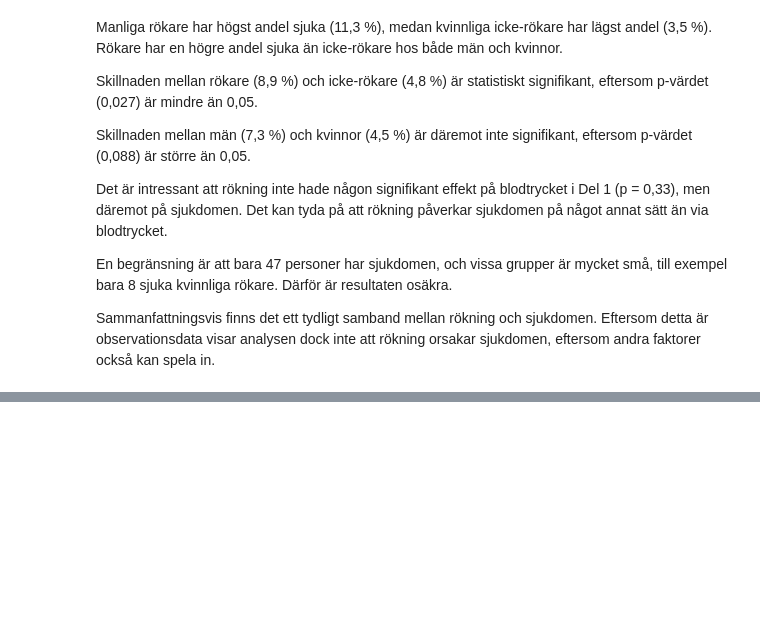
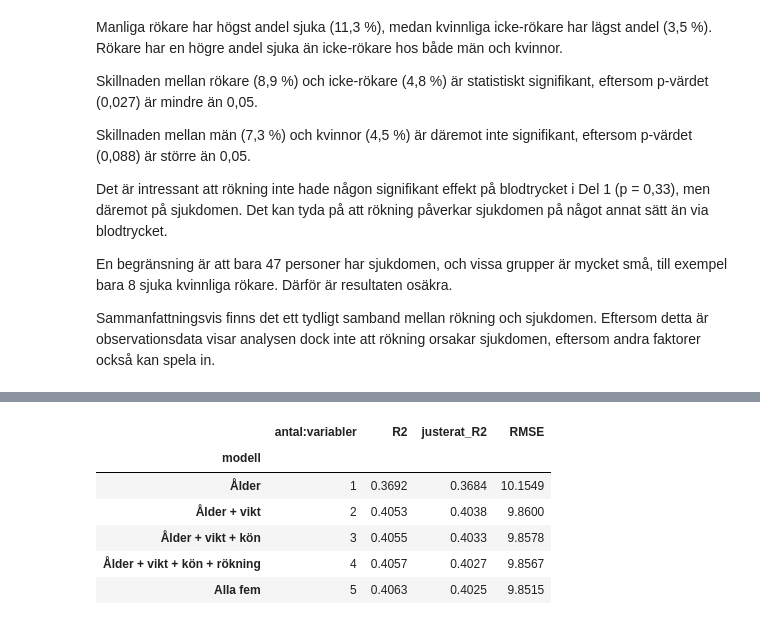
Before and after one commit to roshima-fernando/halsostudie---examuppgift, a Jupyter notebook: health_study.ipynb, the cells around one changed output, grey strips where cells are left out. Drawn from its saved outputs; the diff is of its cells as text; code cells hidden in the pictures; blank space fills up the shorter version.

```diff
--- a/health_study.ipynb
+++ b/health_study.ipynb
@@ -547,0 +580,20 @@ Sammanfattningsvis finns det ett tydligt samband mellan rökning och sjukdomen.
+# %%
+# Jämför modeller med olika många variabler
+models = {
+    "Ålder" : ["age"],
+    "Ålder + vikt" : ["age", "weight"],
+    "Ålder + vikt + kön" : ["age", "weight", "male"],
+    "Ålder + vikt + kön + rökning" : ["age", "weight", "male","smoker_yes"],
+    "Alla fem" : ["age", "weight", "male","smoker_yes","cholesterol"],
+}
+
+model_comparison = compare_regression_models(df, models, "systolic_bp")
+model_comparison
+# %% [output]
+|  | antal:variabler | R2 | justerat_R2 | RMSE |
+| modell |  |  |  |  |
+| Ålder | 1 | 0.3692 | 0.3684 | 10.1549 |
+| Ålder + vikt | 2 | 0.4053 | 0.4038 | 9.8600 |
+| Ålder + vikt + kön | 3 | 0.4055 | 0.4033 | 9.8578 |
+| Ålder + vikt + kön + rökning | 4 | 0.4057 | 0.4027 | 9.8567 |
+| Alla fem | 5 | 0.4063 | 0.4025 | 9.8515 |
```
Also changed, not shown: parts of 6 cells of this notebook, 1 other file.
